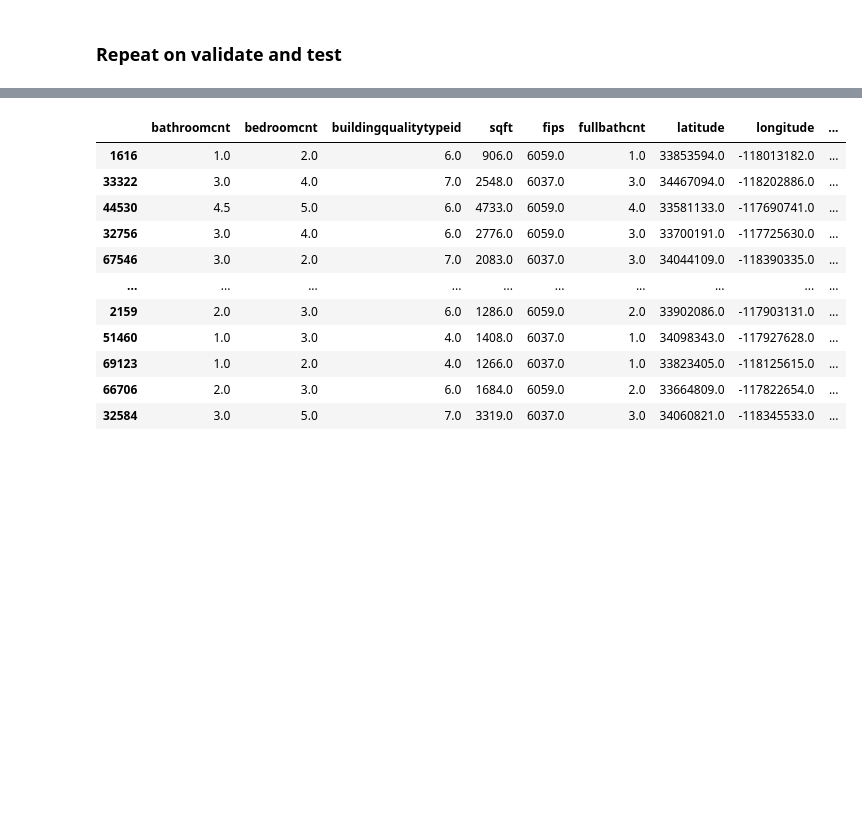
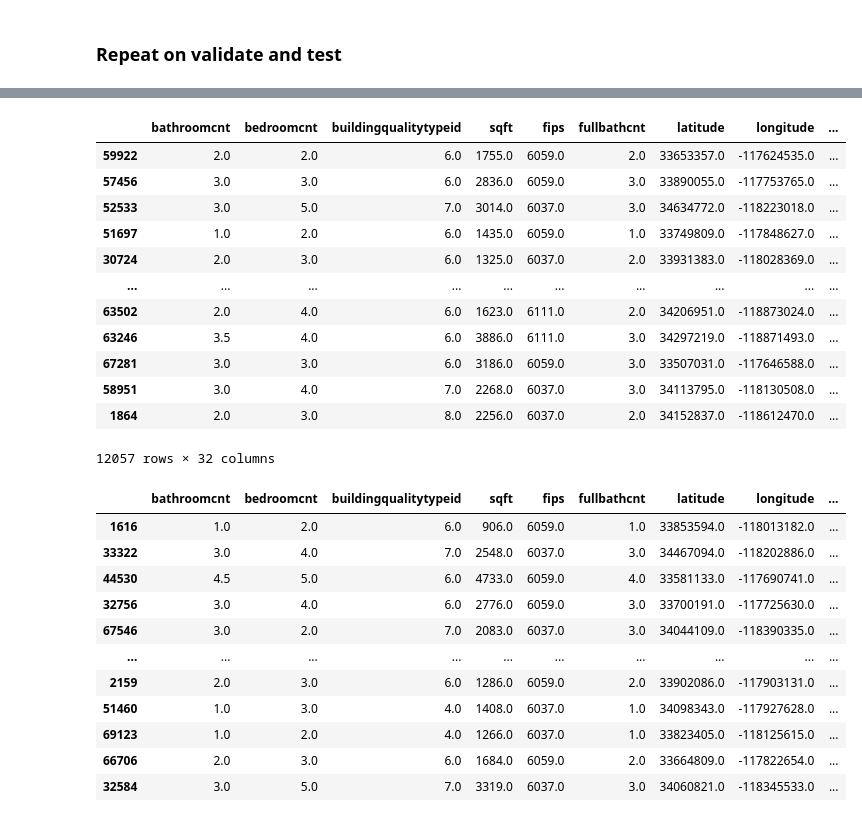
Before and after one commit to george887/clustering_project, a Jupyter notebook: explore.ipynb, the cells around one changed output, grey strips where cells are left out. Drawn from its saved outputs; the diff is of its cells as text; code cells hidden in the pictures; blank space fills up the shorter version.

```diff
--- a/explore.ipynb
+++ b/explore.ipynb
@@ -914,17 +942,31 @@ centroids
 # %%
 # concatenate cluster id
 X_train = pd.concat([X_train, train_clusters], axis=1)
+X_validate = pd.concat([X_validate, validate_clusters], axis=1)
+X_test = pd.concat([X_test, test_clusters], axis=1)
 
 #join on clusterid to get centroids
 X_train = X_train.merge(centroids, how='left', on='size_cluster').\
                 set_index(X_train.index)
+X_validate = X_validate.merge(centroids, how='left', on='size_cluster').\
+                set_index(X_validate.index)
+X_test = X_test.merge(centroids, how='left', on='size_cluster').\
+                set_index(X_test.index)
 # %%
 # concatenate cluster id
 X_train_scaled = pd.concat([X_train_scaled, train_clusters],
+                           axis=1)
+X_validate_scaled = pd.concat([X_validate_scaled, validate_clusters],
+                           axis=1)
+X_test_scaled = pd.concat([X_test_scaled, test_clusters],
                            axis=1)
 
 # join on clusterid to get centroids
 X_train_scaled = X_train_scaled.merge(centroids, how='left', on='size_cluster').\
                 set_index(X_train.index)
+X_validate_scaled = X_validate.merge(centroids, how='left', on='size_cluster').\
+                set_index(X_validate.index)
+X_test_scaled = X_test_scaled.merge(centroids, how='left', on='size_cluster').\
+                set_index(X_test.index)
 # %% [markdown]
 ### Repeat on validate and test
@@ -948,6 +1006,22 @@ def add_to_train(cluster_col_name):
                             set_index(X_train.index)
 
     return X_train2, X_train_scaled2
+# %%
+X_validate_scaled
+# %% [output]
+|  | bathroomcnt | bedroomcnt | buildingqualitytypeid | sqft | fips | fullbathcnt | latitude | longitude | ... |
+| 59922 | 2.0 | 2.0 | 6.0 | 1755.0 | 6059.0 | 2.0 | 33653357.0 | -117624535.0 | ... |
+| 57456 | 3.0 | 3.0 | 6.0 | 2836.0 | 6059.0 | 3.0 | 33890055.0 | -117753765.0 | ... |
+| 52533 | 3.0 | 5.0 | 7.0 | 3014.0 | 6037.0 | 3.0 | 34634772.0 | -118223018.0 | ... |
+| 51697 | 1.0 | 2.0 | 6.0 | 1435.0 | 6059.0 | 1.0 | 33749809.0 | -117848627.0 | ... |
+| 30724 | 2.0 | 3.0 | 6.0 | 1325.0 | 6037.0 | 2.0 | 33931383.0 | -118028369.0 | ... |
+| ... | ... | ... | ... | ... | ... | ... | ... | ... | ... |
+| 63502 | 2.0 | 4.0 | 6.0 | 1623.0 | 6111.0 | 2.0 | 34206951.0 | -118873024.0 | ... |
+| 63246 | 3.5 | 4.0 | 6.0 | 3886.0 | 6111.0 | 3.0 | 34297219.0 | -118871493.0 | ... |
+| 67281 | 3.0 | 3.0 | 6.0 | 3186.0 | 6059.0 | 3.0 | 33507031.0 | -117646588.0 | ... |
+| 58951 | 3.0 | 4.0 | 7.0 | 2268.0 | 6037.0 | 3.0 | 34113795.0 | -118130508.0 | ... |
+| 1864 | 2.0 | 3.0 | 8.0 | 2256.0 | 6037.0 | 2.0 | 34152837.0 | -118612470.0 | ... |
+12057 rows × 32 columns
 # %%
 X_train_scaled
 # %% [output]
```
Also changed, not shown: parts of 42 cells of this notebook, 2 other files.
